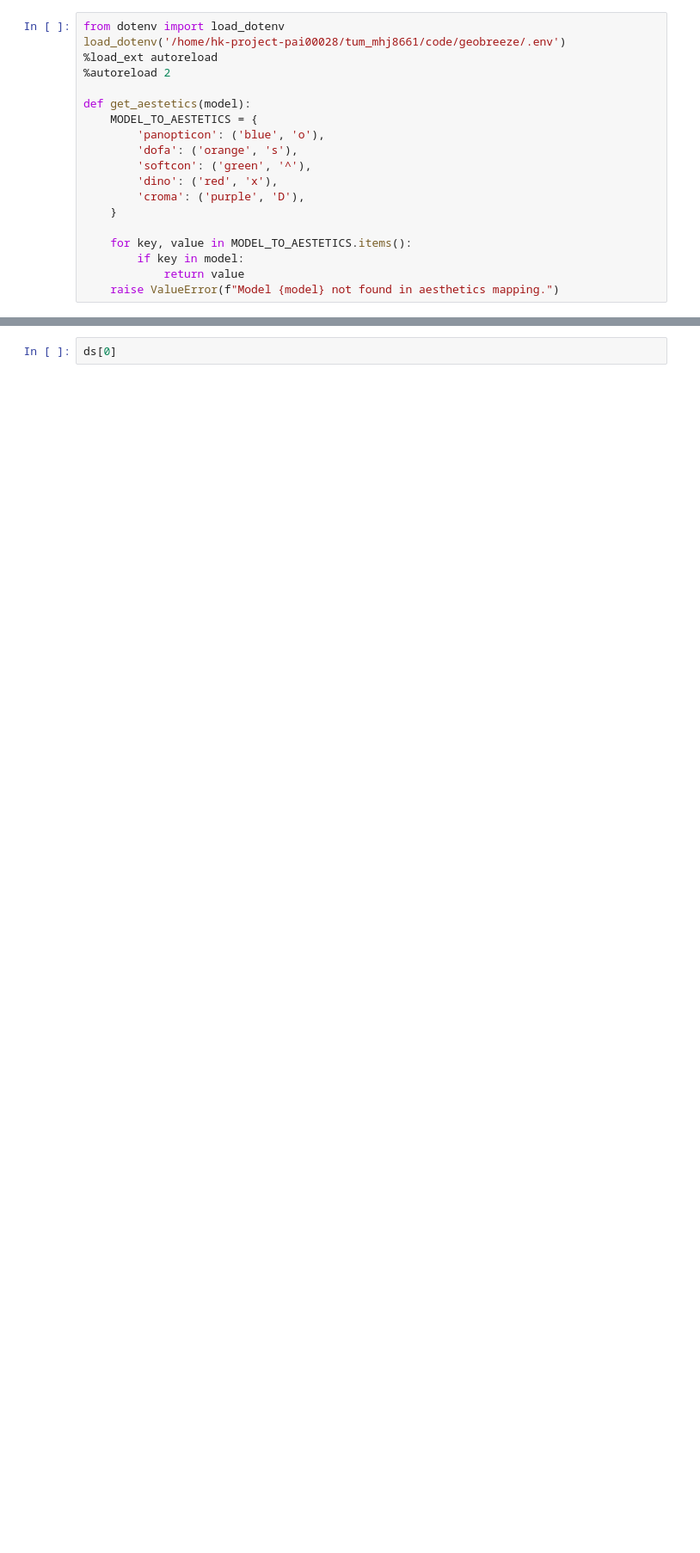
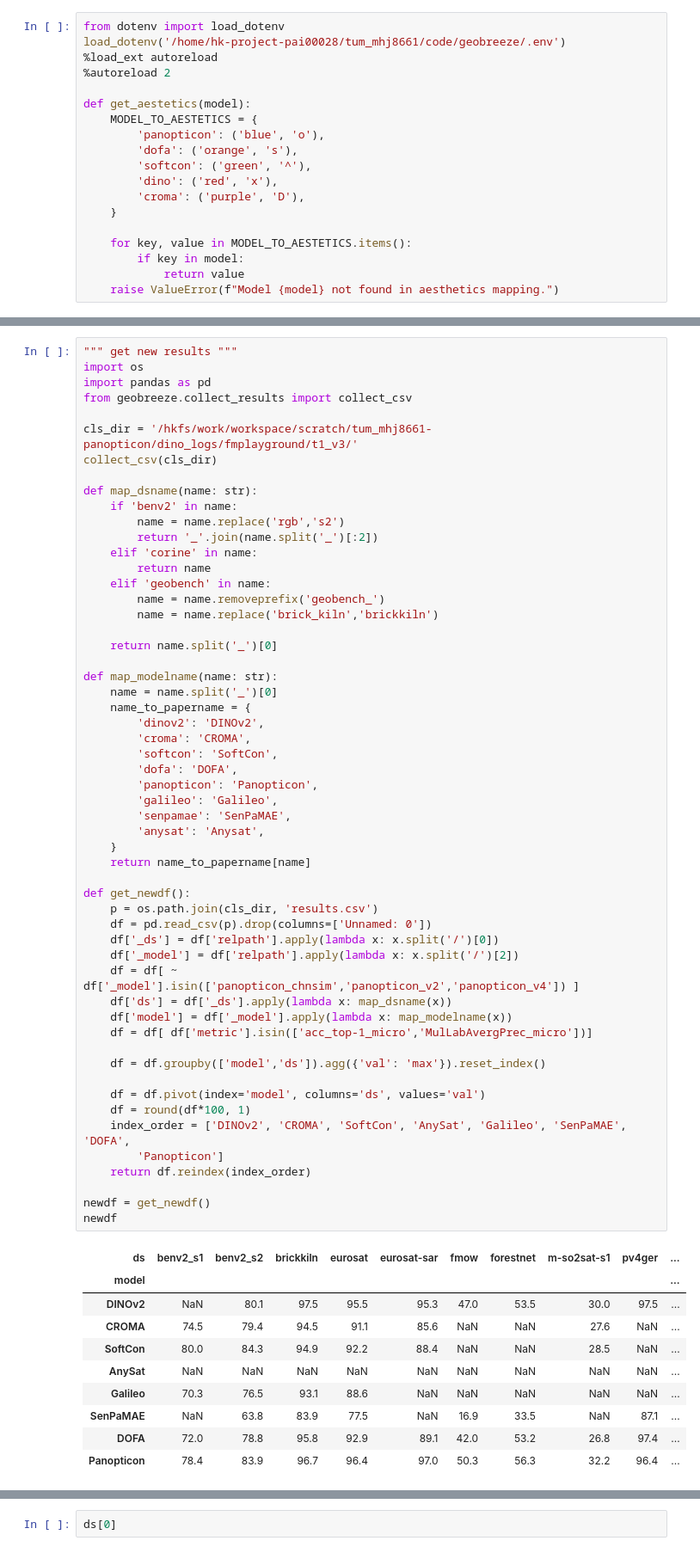
Before and after one commit to geobreeze/geobreeze, a Jupyter notebook: gb.ipynb, the cells around one changed output, grey strips where cells are left out. Shown at 86% size. Cells and saved outputs as stored; diff of their text form; blank space fills up the shorter version.

```diff
--- a/gb.ipynb
+++ b/gb.ipynb
@@ -19,0 +472,66 @@ def get_aestetics(model):
+# %%
+""" get new results """
+import os
+import pandas as pd
+from geobreeze.collect_results import collect_csv
+
+cls_dir = '/hkfs/work/workspace/scratch/tum_mhj8661-panopticon/dino_logs/fmplayground/t1_v3/'
+collect_csv(cls_dir)
+
+def map_dsname(name: str):
+    if 'benv2' in name:
+        name = name.replace('rgb','s2')
+        return '_'.join(name.split('_')[:2])
+    elif 'corine' in name:
+        return name
+    elif 'geobench' in name:
+        name = name.removeprefix('geobench_')
+        name = name.replace('brick_kiln','brickkiln')
+
+    return name.split('_')[0]
+
+def map_modelname(name: str):
+    name = name.split('_')[0]
+    name_to_papername = {
+        'dinov2': 'DINOv2',
+        'croma': 'CROMA',
+        'softcon': 'SoftCon',
+        'dofa': 'DOFA',
+        'panopticon': 'Panopticon',
+        'galileo': 'Galileo',
+        'senpamae': 'SenPaMAE',
+        'anysat': 'Anysat',
+    }
+    return name_to_papername[name]
+
+def get_newdf():
+    p = os.path.join(cls_dir, 'results.csv')
+    df = pd.read_csv(p).drop(columns=['Unnamed: 0'])
+    df['_ds'] = df['relpath'].apply(lambda x: x.split('/')[0])
+    df['_model'] = df['relpath'].apply(lambda x: x.split('/')[2])
+    df = df[ ~ df['_model'].isin(['panopticon_chnsim','panopticon_v2','panopticon_v4']) ]
+    df['ds'] = df['_ds'].apply(lambda x: map_dsname(x))
+    df['model'] = df['_model'].apply(lambda x: map_modelname(x))
+    df = df[ df['metric'].isin(['acc_top-1_micro','MulLabAvergPrec_micro'])]
+
+    df = df.groupby(['model','ds']).agg({'val': 'max'}).reset_index()
+
+    df = df.pivot(index='model', columns='ds', values='val')
+    df = round(df*100, 1)
+    index_order = ['DINOv2', 'CROMA', 'SoftCon', 'AnySat', 'Galileo', 'SenPaMAE', 'DOFA',
+        'Panopticon']
+    return df.reindex(index_order)
+
+newdf = get_newdf()
+newdf
+# %% [output]
+| ds | benv2_s1 | benv2_s2 | brickkiln | eurosat | eurosat-sar | fmow | forestnet | m-so2sat-s1 | pv4ger | ... |
+| model |  |  |  |  |  |  |  |  |  | ... |
+| DINOv2 | NaN | 80.1 | 97.5 | 95.5 | 95.3 | 47.0 | 53.5 | 30.0 | 97.5 | ... |
+| CROMA | 74.5 | 79.4 | 94.5 | 91.1 | 85.6 | NaN | NaN | 27.6 | NaN | ... |
+| SoftCon | 80.0 | 84.3 | 94.9 | 92.2 | 88.4 | NaN | NaN | 28.5 | NaN | ... |
+| AnySat | NaN | NaN | NaN | NaN | NaN | NaN | NaN | NaN | NaN | ... |
+| Galileo | 70.3 | 76.5 | 93.1 | 88.6 | NaN | NaN | NaN | NaN | NaN | ... |
+| SenPaMAE | NaN | 63.8 | 83.9 | 77.5 | NaN | 16.9 | 33.5 | NaN | 87.1 | ... |
+| DOFA | 72.0 | 78.8 | 95.8 | 92.9 | 89.1 | 42.0 | 53.2 | 26.8 | 97.4 | ... |
+| Panopticon | 78.4 | 83.9 | 96.7 | 96.4 | 97.0 | 50.3 | 56.3 | 32.2 | 96.4 | ... |
```
Also changed, not shown: parts of 31 cells of this notebook, 25 other files.
